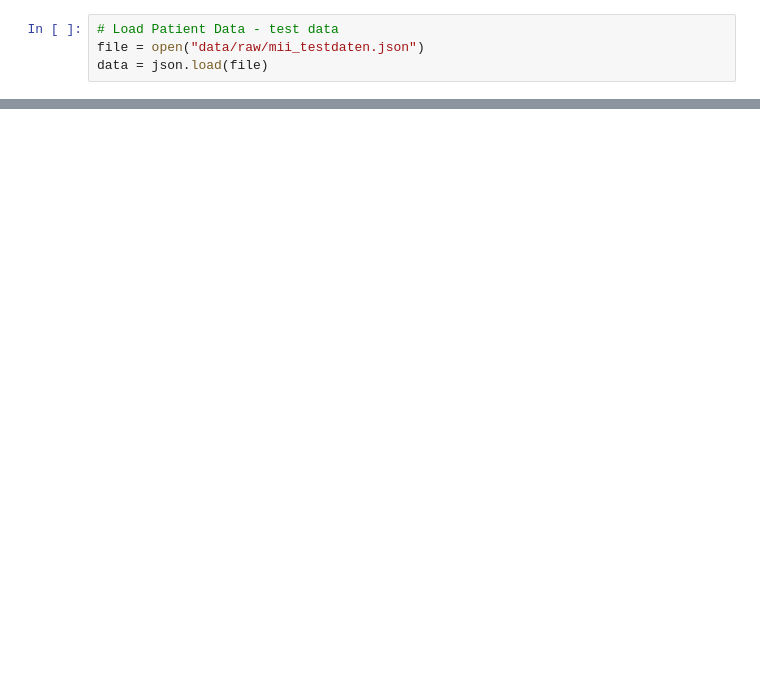
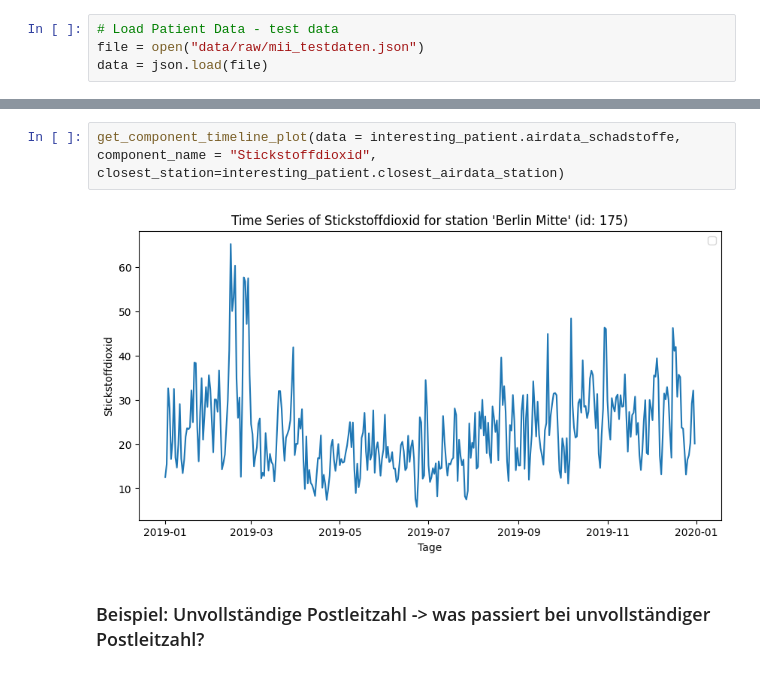
Before and after one commit to technologiestiftung/post-covid-datenmodell, a Jupyter notebook: notebooks/patient_luftdaten.ipynb, the cells around one changed output, grey strips where cells are left out. Drawn from its saved outputs; the diff is of its cells as text; blank space fills up the shorter version.

```diff
--- a/notebooks/patient_luftdaten.ipynb
+++ b/notebooks/patient_luftdaten.ipynb
@@ -46,0 +42,6 @@ print(f"The selected patient with the id '{our_patient.id}' was born on {our_pat
+# %%
+get_component_timeline_plot(data = interesting_patient.airdata_schadstoffe, component_name = "Stickstoffdioxid", closest_station=interesting_patient.closest_airdata_station)
+# %% [output]
+[figure, added]
+# %% [markdown]
+### Beispiel: Unvollständige Postleitzahl -> was passiert bei unvollständiger Postleitzahl?
```
Also changed, not shown: parts of 16 cells of this notebook, 8 other files.
